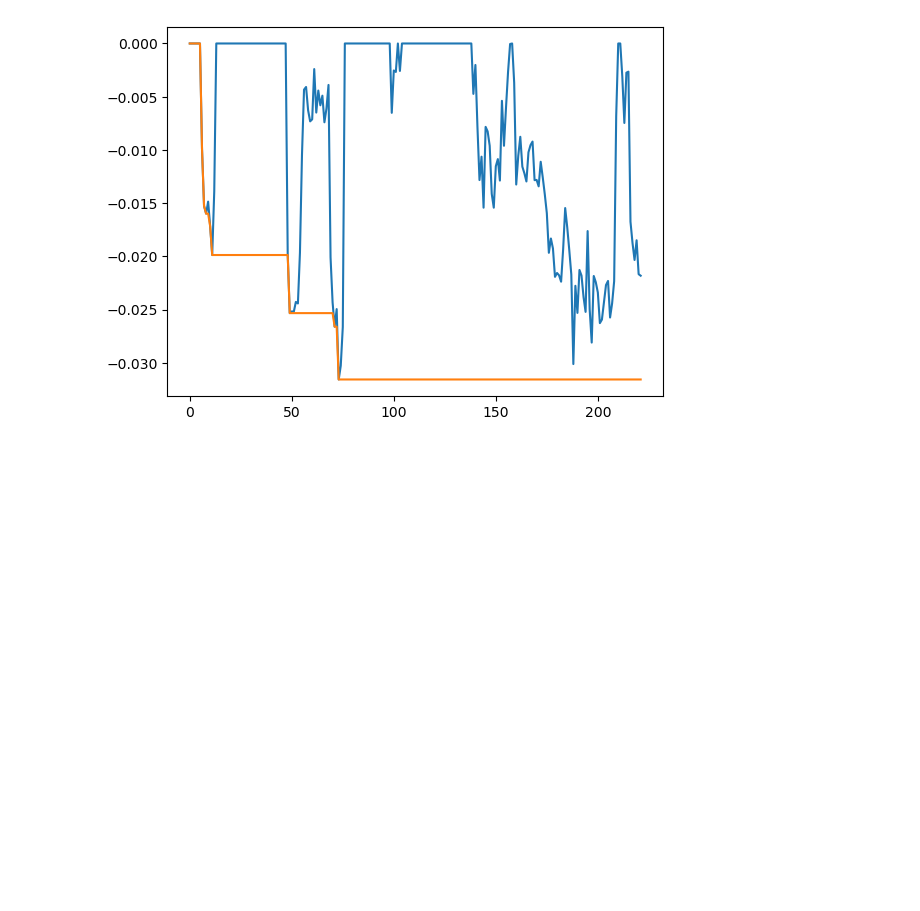
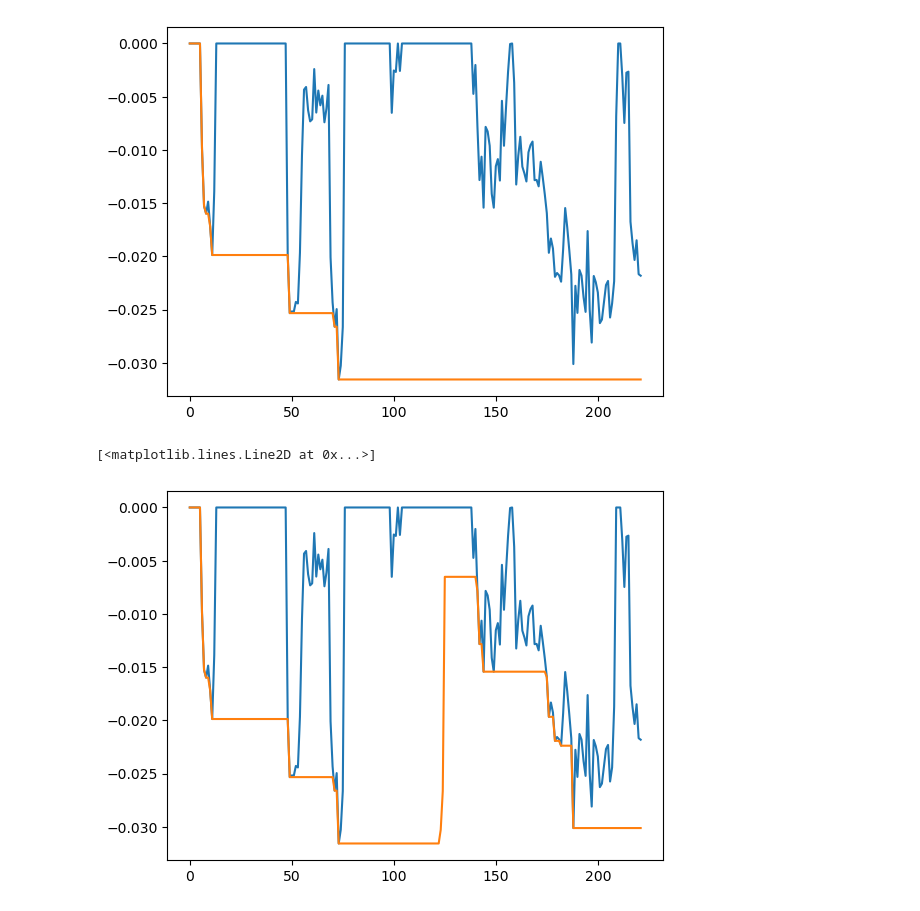
Before and after one commit to luissimaoaf/quantipy, a Jupyter notebook: test.ipynb, the cells around one changed output. Drawn from its saved outputs; the diff is of its cells as text; code cells hidden in the pictures; blank space fills up the shorter version.

Commit message:
rolling drawdowns functionality added

```diff
--- a/test.ipynb
+++ b/test.ipynb
@@ -188,3 +188,19 @@ plt.plot(results['drawdown'])
 # %% [output]
 [<matplotlib.lines.Line2D at 0x...>]
 [figure]
+# %%
+import quantipy.utils
+import pandas as pd
+import numpy as np
+
+equity = results['equity']
+equity = pd.DataFrame(equity)
+dd, dd1 = quantipy.utils.compute_rolling_drawdown(equity, 50)
+
+mean_dd = dd.mean()
+
+plt.plot(dd)
+plt.plot(dd1)
+# %% [output]
+[<matplotlib.lines.Line2D at 0x...>]
+[figure, added]
```
Also changed, not shown: parts of 1 cell of this notebook, 2 other files.
